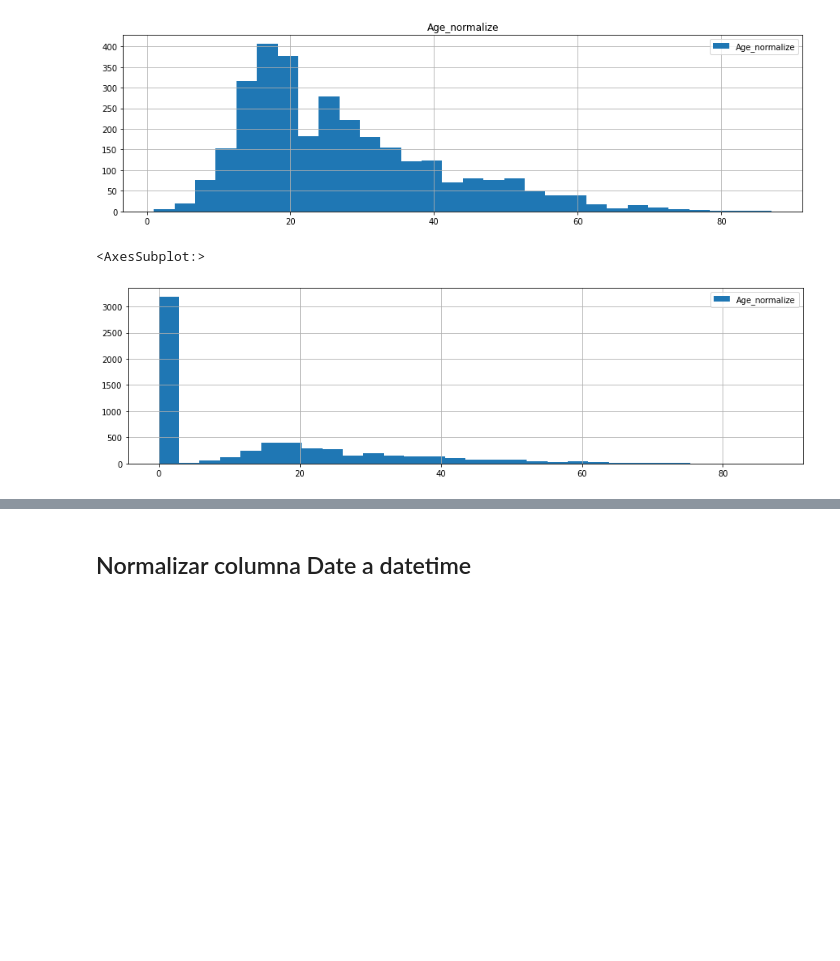
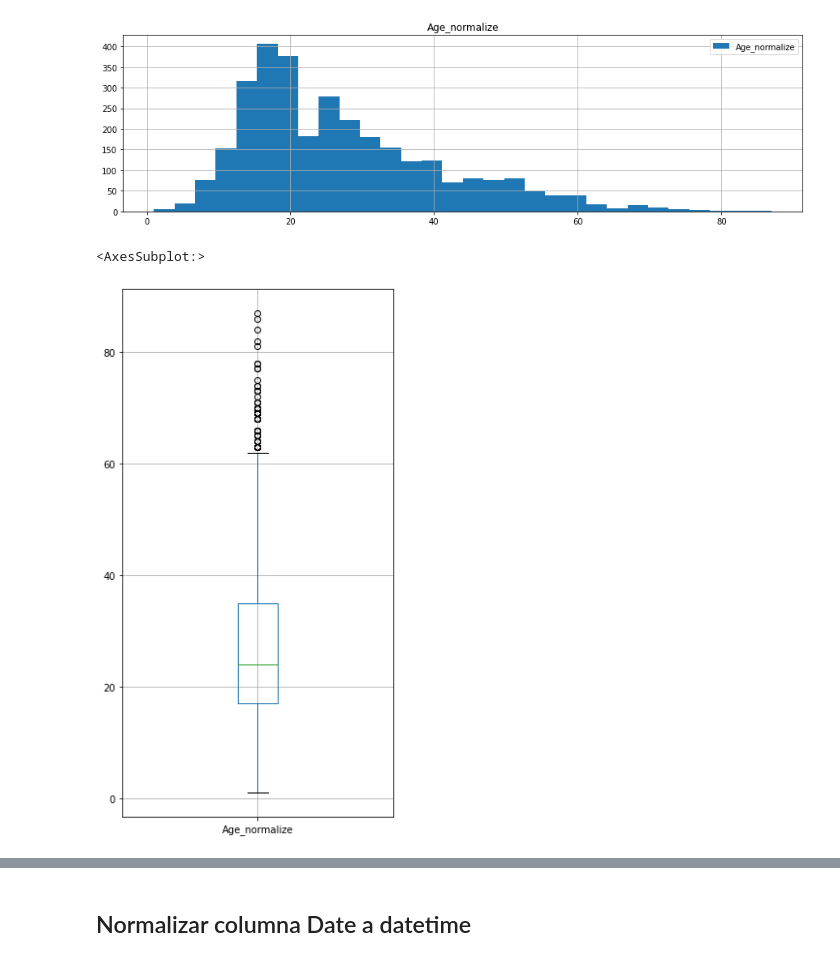
Before and after one commit to Humberthor/primer_proyecto_DAPT, a Jupyter notebook: codigo_proyecto/Proyect_Main_2.ipynb, the cells around one changed output, grey strips where cells are left out. Cells and saved outputs as stored; diff of their text form; code cells hidden in the pictures; blank space fills up the shorter version.

```diff
--- a/codigo_proyecto/Proyect_Main_2.ipynb
+++ b/codigo_proyecto/Proyect_Main_2.ipynb
@@ -160,8 +163,8 @@ df[df["Age_normalize"] > 0].hist(legend=True,bins=30, figsize = [15,4])
 # %% [output]
 array([[<AxesSubplot:title={'center':'Age_normalize'}>]], dtype=object)
 [figure]
-# %%
-df.Age_normalize.hist(legend=True,bins=30, figsize = [15,4])
-# %% [output]
-<AxesSubplot:>
-[figure, removed]
+# %%
+df[df["Age_normalize"] > 0].boxplot(figsize=(5,10))
+# %% [output]
+<AxesSubplot:>
+[figure, added]
```
Also changed, not shown: parts of 20 cells of this notebook.
